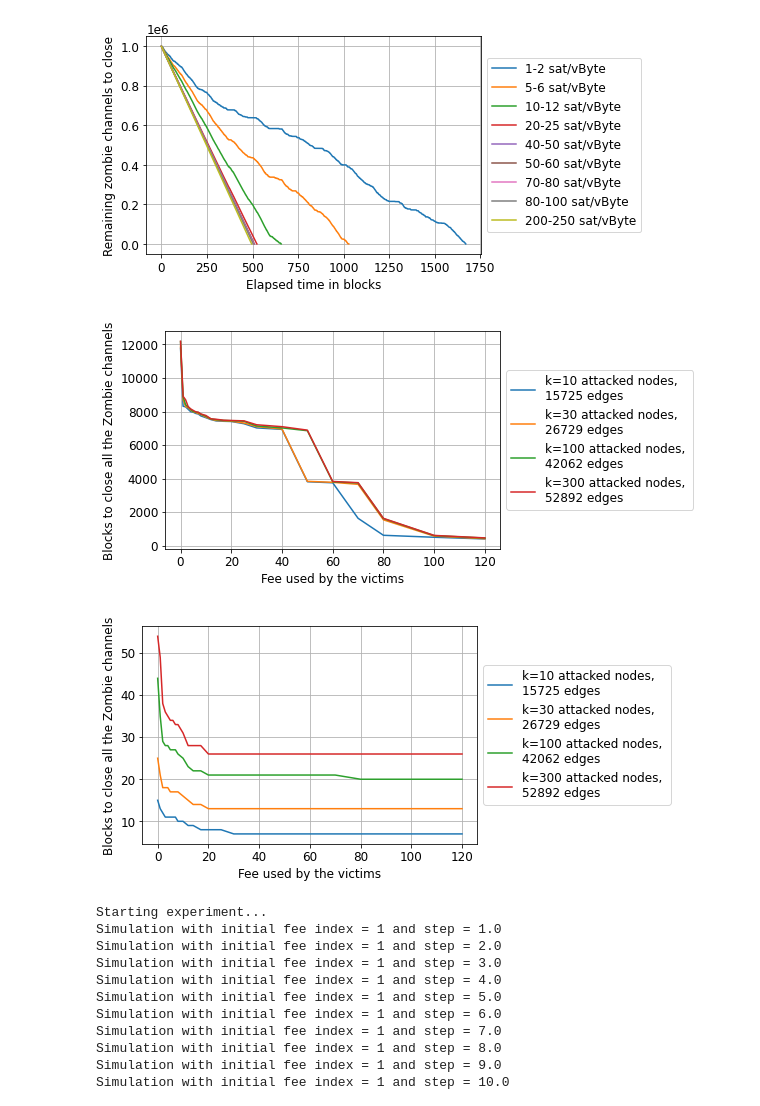
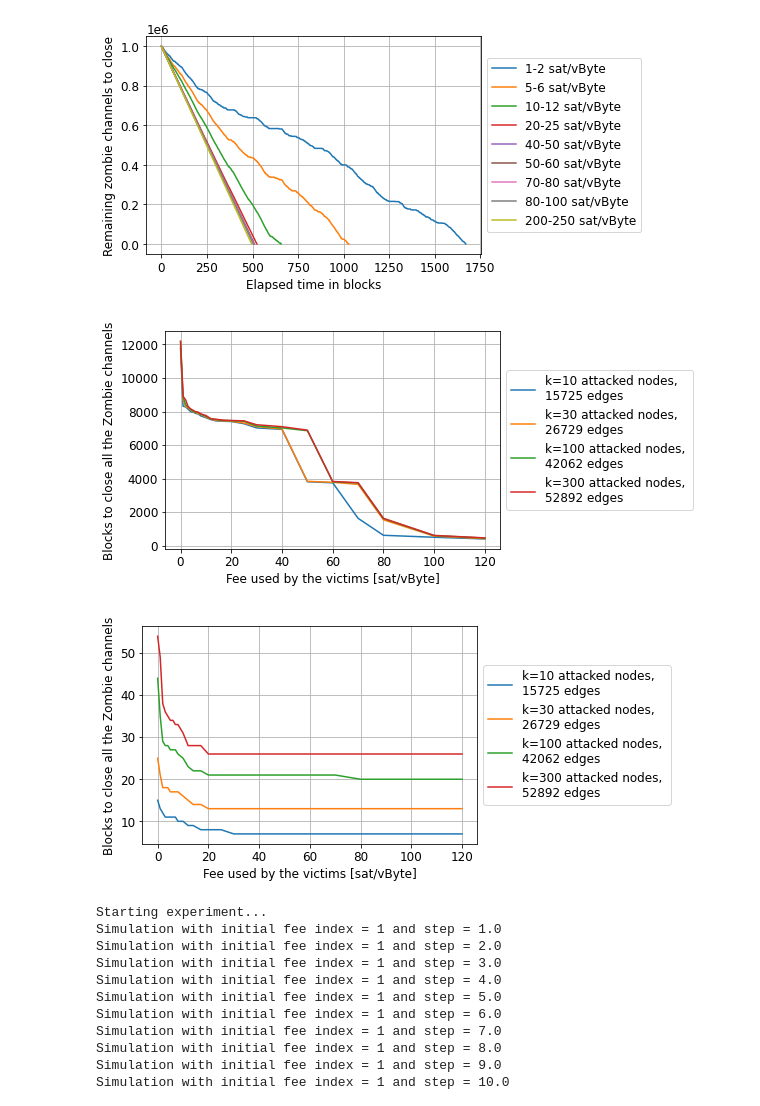
Before and after one commit to CosimoSguanci/Mass-Exit-Attacks-on-LN, a Jupyter notebook: mempool-simulator/ZombieAttackSimulation-refactoring.ipynb, the cells around one changed output. Drawn from its saved outputs; the diff is of its cells as text; code cells hidden in the pictures.

```diff
--- a/mempool-simulator/ZombieAttackSimulation-refactoring.ipynb
+++ b/mempool-simulator/ZombieAttackSimulation-refactoring.ipynb
@@ -11,7 +11,7 @@ mempool_data_no_congestion = common.doPreprocessing(common.get_mempool_dir_no_co
 blocks_data = common.get_blocks_data()
 PROBLEMATIC_INTERVALS = common.get_problematic_intervals()
 
-plt.rcParams.update({'font.size': 12})
+#plt.rcParams.update({'font.size': 12})
 
 def compute_average_waiting_time_closing_tx(amount_txs, remaining_zombie_channels_distribution):
   initial_txs = amount_txs
@@ -162,36 +162,36 @@ for experiment in experiments:
         scenario = experiment["scenario"]
         mempool_data = mempool_data_during_congestion if scenario == 1 else mempool_data_no_congestion
         use_historical_blocks_data = usesHistoricalBlocksData(scenario=scenario)
         first_block_height = common.get_first_block_height_during_congestion() if scenario == 1 else common.get_first_block_height_no_congestion()
         needed_blocks = [] # number of blocks needed to close all the zombie channels
 
         i = 0
         while i < len(fee_ranges_custom):
             sim = SimpleModeSimulation(
                 mempoolData=mempool_data,
                 blocksData=blocks_data,
                 isDynamic=False,
                 useHistoricalBlocksData=use_historical_blocks_data,
                 firstBlockHeightOfSimulation=first_block_height,
                 problematicIntervals=PROBLEMATIC_INTERVALS,
                 step=-1,
                 beta=-1,
                 remainingTxs=initial_num_zombie_channels,
                 feeIndexInRanges=i)
             blocks_to_close_all_channels, plot_remaining_zombie_channels = sim.run()
             needed_blocks.append(blocks_to_close_all_channels)
             i += 1
 
         plt.plot(fee_ranges_custom, needed_blocks)
         labels.append(f"k={k} attacked nodes, \n{initial_num_zombie_channels} edges")
 
-    plt.xlabel('Fee used by the victims', fontsize=12)
+    plt.xlabel('Fee used by the victims [sat/vByte]', fontsize=12)
     plt.ylabel(f'Blocks to close all the Zombie channels', fontsize=12)
     plt.legend(labels=labels, loc='center left', bbox_to_anchor=(1, 0.5))
     plt.show()
 # %% [output]
-[figure, old version]
+[figure, new version]
-[figure, old version]
+[figure, new version]
 # %%
 # Dynamic Case
 # beta: factor of growth of the fee (new_fee = alpha * beta)
```
Also changed, not shown: parts of 1 cell of this notebook, 1 other file.
